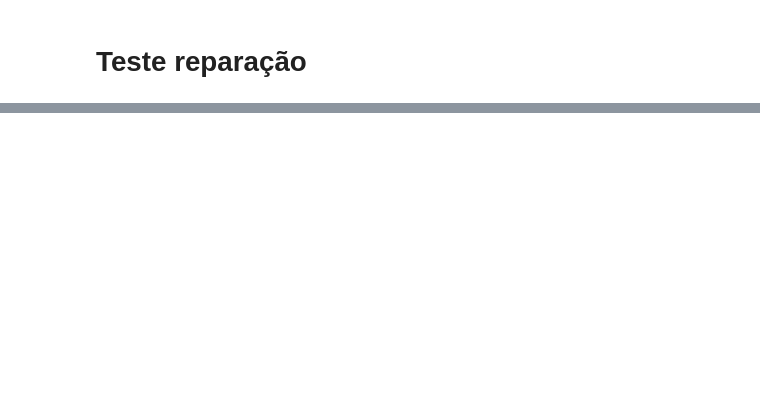
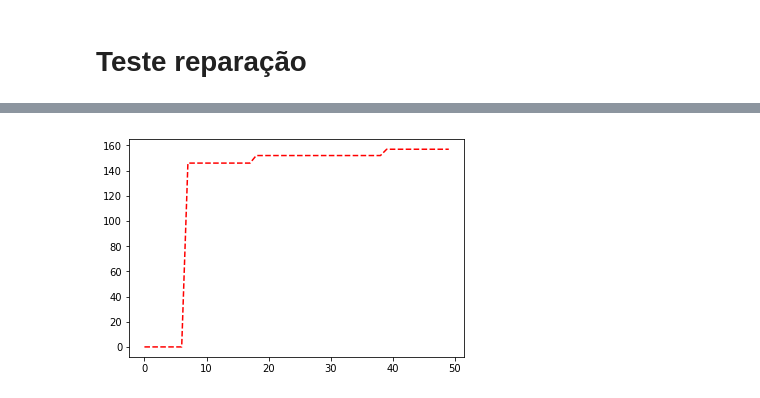
Before and after one commit to Minoro/data-science-theory, a Jupyter notebook: IA/Algoritmo Genetico.ipynb, the cells around one changed output, grey strips where cells are left out. Cells and saved outputs as stored; diff of their text form; code cells hidden in the pictures; blank space fills up the shorter version.

```diff
--- a/IA/Algoritmo Genetico.ipynb
+++ b/IA/Algoritmo Genetico.ipynb
@@ -244,7 +244,7 @@ def select_and_remove(populacao):
 # %% [markdown]
 # Mutação
 # %%
-def mutar(populacao, probabilidade=probabilidade_mutacao):
+def mutar(populacao, probabilidade):
 
     for (index, individuo) in enumerate(populacao):
         populacao[index] = mutar_individuo(list(individuo), probabilidade)
@@ -274,7 +274,7 @@ def mutar_individuo(individuo, probabilidade):
 # caso o peso ultrapasse o limite o valor fitness é transformado em negativo
 # Então todos os valores são deslocados pelo valor mínimo de fintess
 # transformando o menor valor negativo em zero
-def fitness_ajustado(populacao, limite_peso = limite_peso):
+def fitness_ajustado(populacao, limite_peso):
     fitness_minimo = 0
     fitness_penalizada = []
     for index, individuo in enumerate(populacao):
@@ -282,25 +282,26 @@ def fitness_ajustado(populacao, limite_peso = limite_peso):
         f_individuo = dict(fitness_individuo(individuo))
         #adiciona o indice do individuo para auxiliar a seleção da próxima geração
 #         f_individuo['index'] = index
-        f_individuo['individuo'] = individuo
+        f_individuo['individuo'] = list(individuo)
 
         peso = f_individuo['peso']
 
         #peso permitido
         if peso <= limite_peso:
-            fitness_penalizada.append(f_individuo)
+            fitness_penalizada.append(f_individuo.copy())
             continue
 
         #transforma o fitenss em negativo
 #         f_individuo['valor'] = f_individuo['valor'] * -1
         f_individuo['valor'] = 1.0 / f_individuo['valor']
 
-        fitness_penalizada.append(f_individuo)
+        fitness_penalizada.append(f_individuo.copy())
 
         if f_individuo['valor'] < fitness_minimo:
             fitness_minimo = f_individuo['valor']
 
-    return shift_fitness_list(fitness_penalizada, -1 * fitness_minimo)
+        return fitness_penalizada
+#     return shift_fitness_list(fitness_penalizada, -1 * fitness_minimo)
 
 # Desloca os valores fitness pelo valor informado
 def shift_fitness_list(fitness_list, shift):
@@ -365,7 +366,7 @@ def selecionar_sobreviventes(fitness_populacao, tamanho_populacao):
     selecionados = []
     while num_sobreviventes < tamanho_populacao:
         # print(sobreviventes[num_sobreviventes]['valor'])
-        selecionados.append(sobreviventes[num_sobreviventes]['individuo'])
+        selecionados.append(list(sobreviventes[num_sobreviventes]['individuo']))
         num_sobreviventes += 1
 
     return selecionados
@@ -458,7 +489,7 @@ probabilidade_mutacao = 0.1 # Pm
 probabilidade_crossover = 0.9 #Pc
 maximo_geracoes = 100
 
-pais = gerar_populacao_inicial()
+pais = gerar_populacao_inicial(tamanho_populacao)
 #print_geracao(pais)
 geracao = 0
 
@@ -520,0 +549,62 @@ plot(melhores_fitness, fitness_medio)
+# %%
+
+# peso máximo da mochila
+limite_peso = 120 #C
+tamanho_populacao = 10 #Np
+probabilidade_mutacao = 0.005 # Pm
+probabilidade_crossover = 0.9 #Pc
+maximo_geracoes = 50
+
+melhores_individuos = []
+melhores_fitness = []
+fitness_medio = []
+
+# pais = reparar(gerar_populacao_inicial(tamanho_populacao), tamanho_populacao)
+
+pais = gerar_populacao_inicial(tamanho_populacao)
+geracao = 0
+
+while geracao < maximo_geracoes:
+
+    selecionados_crossover = selecao_roleta(pais)
+
+    selecionados_crusamento = selecao_roleta(pais)
+
+    filhos = crossover(selecionados_crusamento, probabilidade_crossover)
+    filhos = mutar(filhos, probabilidade_mutacao)
+
+    populacao_penalizada = fitness_ajustado(list(pais + filhos), limite_peso)
+
+    pais = selecionar_sobreviventes(populacao_penalizada, tamanho_populacao)
+
+#     fitness_melhores = sorted(fitness(pais, force_zero=False), key=lambda f: f['valor'], reverse=True)
+    fitness_melhores = sorted(populacao_penalizada, key=lambda f: f['valor'], reverse=True)
+
+    melhores_individuos.append(list(fitness_melhores[0]['individuo']))
+    melhores_fitness.append(fitness_melhores[0])
+
+    fitness_medio.append(media_fitness(fitness_melhores))
+
+    geracao += 1
+
+# for m in melhores:
+#     print('Peso: %d \t Valor: %d' %(m['peso'], m['valor']))
+
+
+import matplotlib.pyplot as plt
+
+valores = []
+indices = []
+for index, m in enumerate(melhores_fitness):
+    valores.append(m['valor'])
+    indices.append(index)
+
+plt.plot(indices, valores, 'r--')
+
+#print(melhores)
+
+# print_geracao(melhores_fitness)
+# print(melhores_fitness)
+# print(fitness_medio)
+print('FIM')
+# %% [output]
@@ -520,0 +612 @@ plot(melhores_fitness, fitness_medio)
+[figure, added]
```
Also changed, not shown: parts of 12 cells of this notebook.
